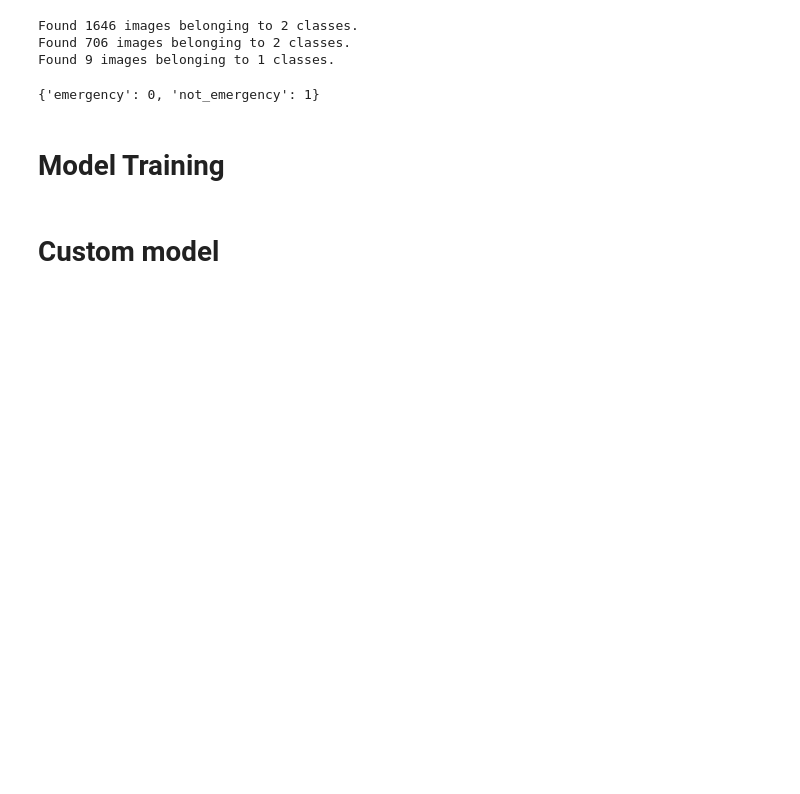
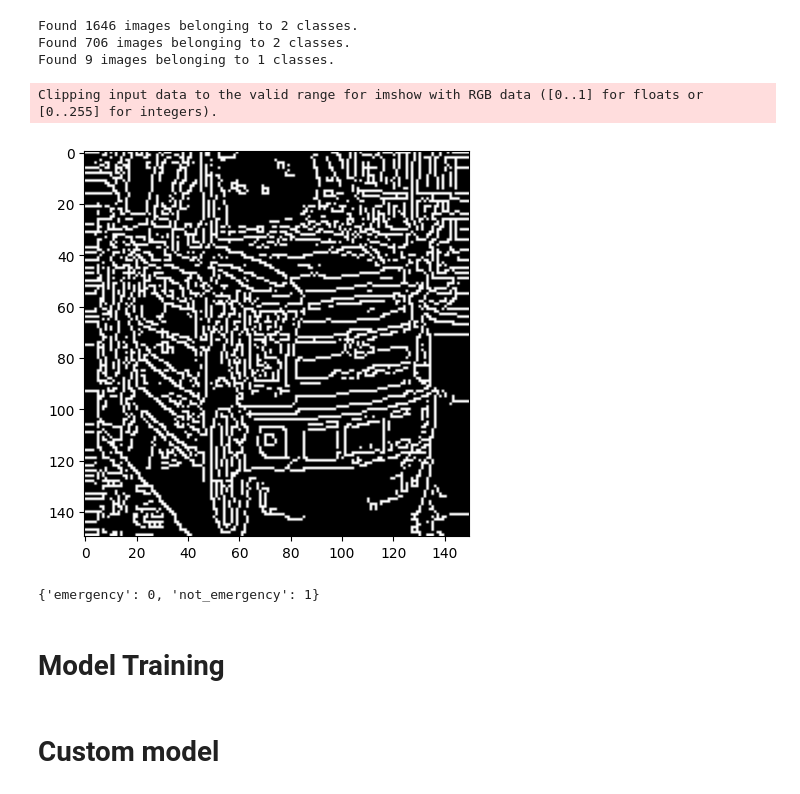
Before and after one commit to TOSKY94/emergency-vehicle-recognition-using-DL, a Jupyter notebook: Emergency vehicle image recognition.ipynb, the cells around one changed output. Drawn from its saved outputs; the diff is of its cells as text; code cells hidden in the pictures; blank space fills up the shorter version.

```diff
--- a/Emergency vehicle image recognition.ipynb
+++ b/Emergency vehicle image recognition.ipynb
@@ -39,9 +59,37 @@ for idx, path in enumerate([emergency_vehicle,not_emergency_vehicle]):
+# %%
+def image_preprocessor(mode=None):
+    def preprocess_img(img):
+        #input is a Numpy array rank 3
+        np_image=np.array(img)
+
+        match mode:
+            case 'HSV':
+                #covert image to HSV
+                img_hsv = cv2.cvtColor(img, cv2.COLOR_BGR2HSV)
+                result = img_hsv
+            case 'RGB':
+                #covert image to RGB
+                img_rgb = cv2.cvtColor(img, cv2.COLOR_BGR2RGB)
+                result = img_rgb
+            case 'GRAY':
+                #covert image to grayscale
+                result = image.rgb_to_grayscale(img)
+
+            case 'CANNY':
+                #covert image to canny edges
+                slice1Copy = np.uint8(img)
+                img_edges = cv2.Canny(slice1Copy,50,100)
+                result = cv2.merge([img_edges,img_edges,img_edges])
+
+        return result
+    return preprocess_img
 # %%
 #image augmentation
 train_datagen = ImageDataGenerator(
-        rescale=1./255,
+        #rescale=1./255,
         shear_range=0.2,
         zoom_range=0.2,
+        preprocessing_function=image_preprocessor(mode='CANNY'),
         horizontal_flip=True)
 
 test_datagen = ImageDataGenerator(rescale=1./255)
@@ -69,6 +117,14 @@ test_generator = test_datagen.flow_from_directory(
 Found 1646 images belonging to 2 classes.
 Found 706 images belonging to 2 classes.
 Found 9 images belonging to 1 classes.
+# %%
+images, tags = next(train_generator)
+# %%
+plt.imshow(images[0])
+plt.show()
+# %% [output]
+Clipping input data to the valid range for imshow with RGB data ([0..1] for floats or [0..255] for integers).
+[figure, added]
 # %%
 train_generator.class_indices
 # %% [output]
```
Also changed, not shown: parts of 3 cells of this notebook.
